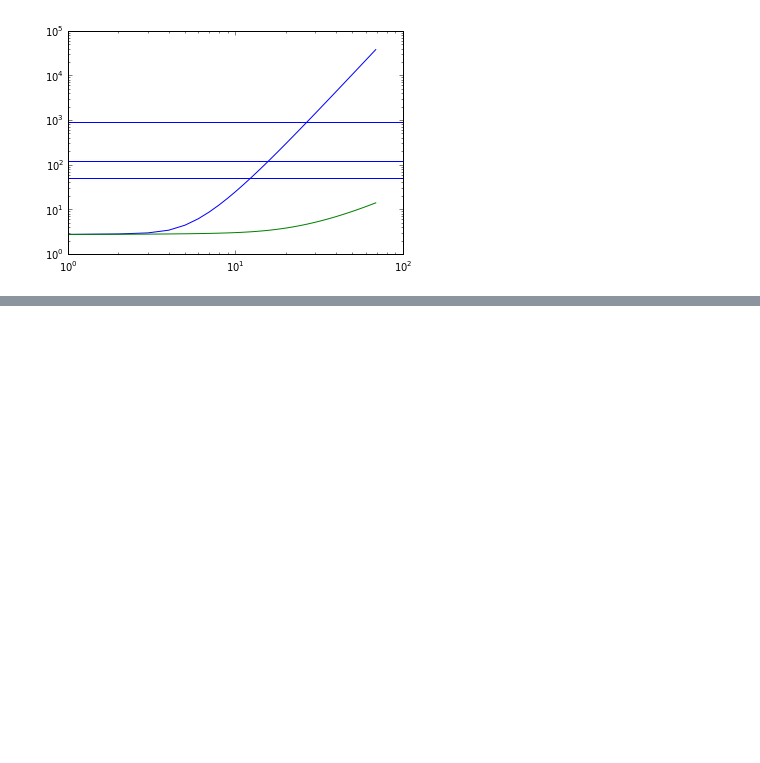
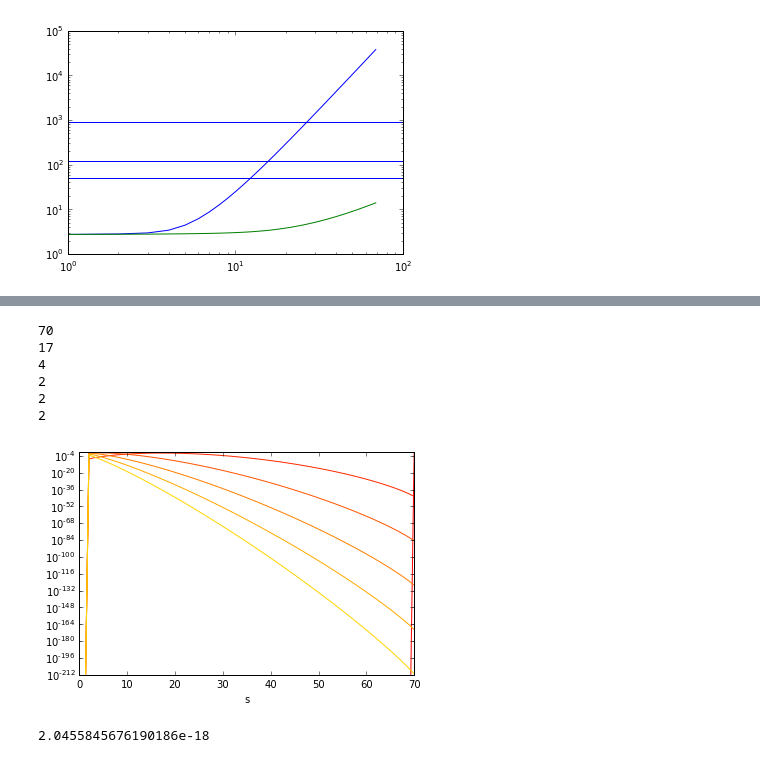
Before and after one commit to MathieuLeocmach/PALSE, a Jupyter notebook: PALSE/geometry by probability.ipynb, the cells around one changed output, grey strips where cells are left out. Saved outputs shown, nothing was run; the diff lists cells and outputs as text; code cells hidden in the pictures; blank space fills up the shorter version.

```diff
--- a/PALSE/geometry by probability.ipynb
+++ b/PALSE/geometry by probability.ipynb
@@ -58,0 +82,22 @@ for n in [51, 123, 881]:
+# %%
+for a in 2**np.arange(6):
+    plt.plot(
+        np.arange(1,N0+1),
+        binom.pmf(np.arange(1,N0+1), N0, 1/a**2) * np.array([binom.pmf(0, s, 1/s) for s in range(1,N0+1)]),
+        color=plt.cm.autumn(np.log2(a)/6)
+    )
+    print(1+np.argmax(binom.pmf(np.arange(1,N0+1), N0, 1/a**2) * np.array([binom.pmf(0, s, 1/s) for s in range(1,N0+1)])))
+plt.xlabel('s')
+plt.yscale('log')
+# %% [output]
+70
+17
+4
+2
+2
+2
+[figure, added]
+# %%
+binom.pmf(2, N0, 1/2)
+# %% [output]
+2.0455845676190186e-18
```
Also changed, not shown: parts of 4 cells of this notebook.
